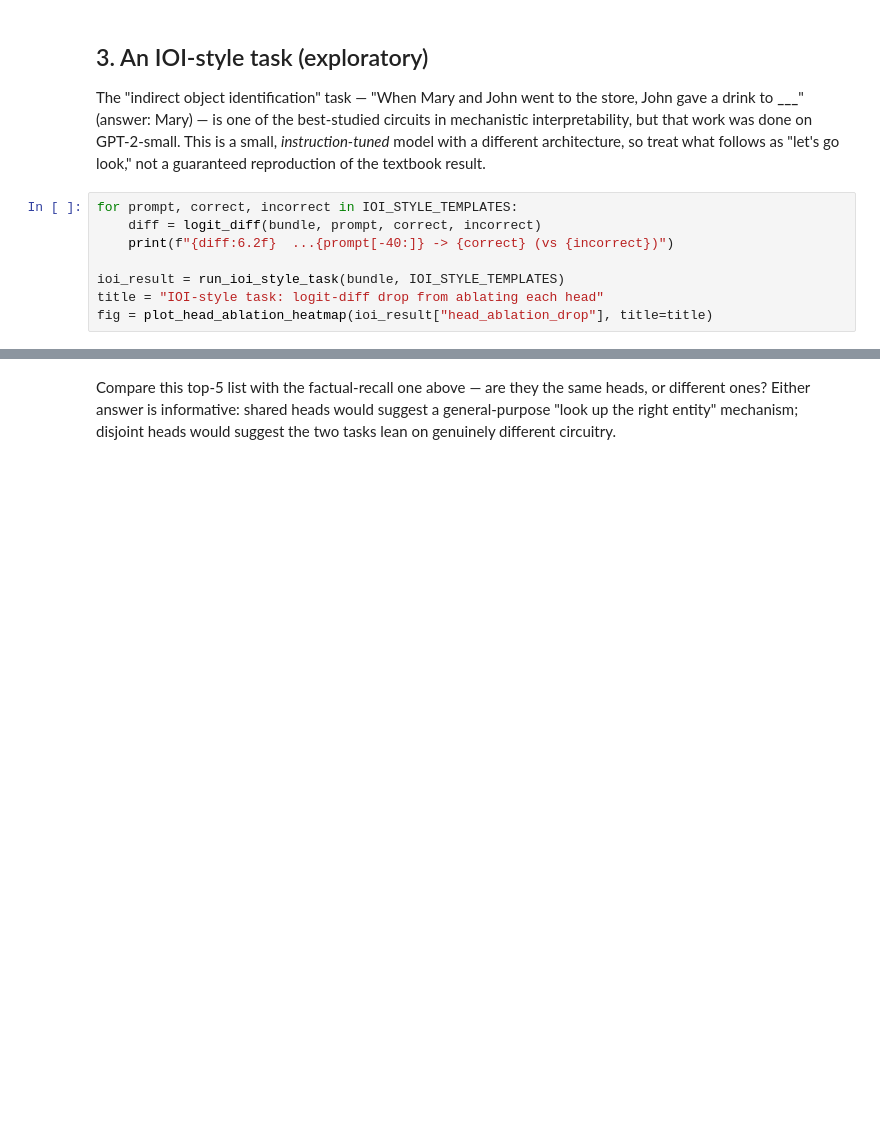
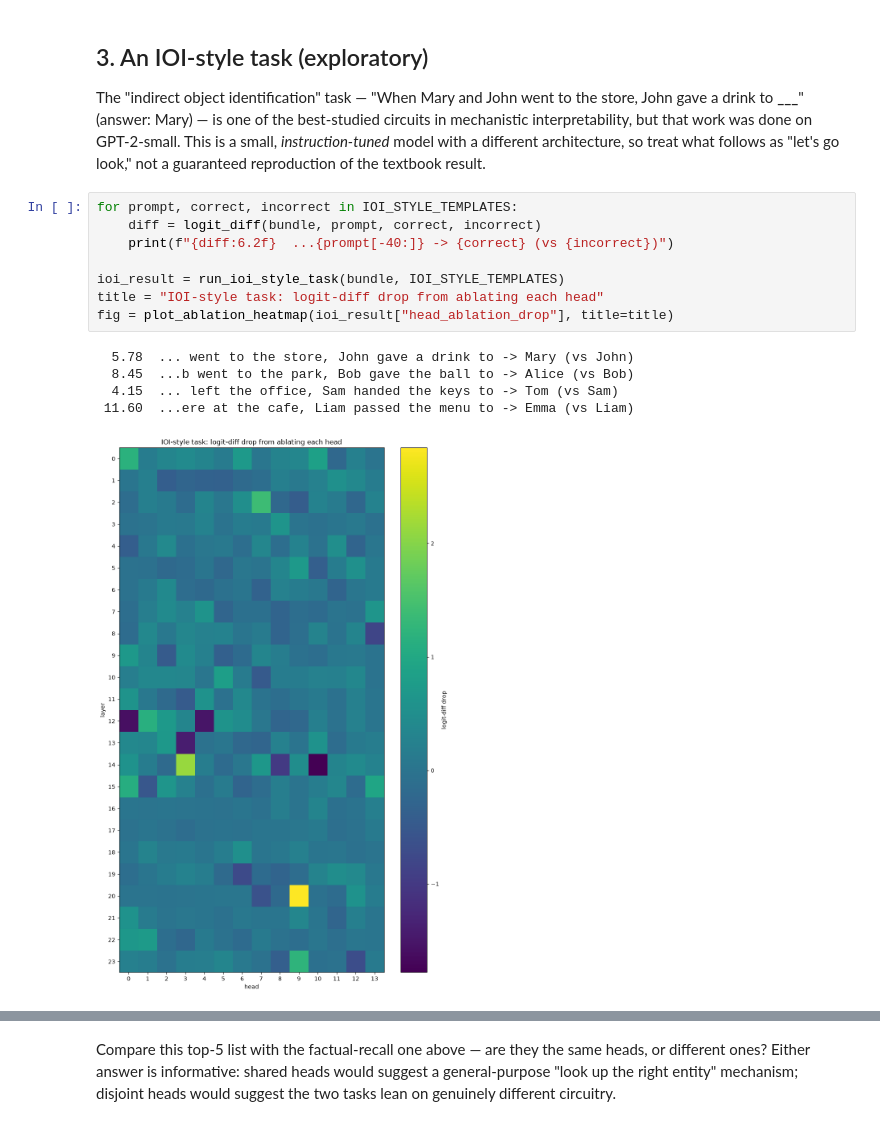
Before and after one commit to mcaimi/llm-ablation, a Jupyter notebook: notebooks/01_mechanistic_ablation_attention.ipynb, the cells around one changed output, grey strips where cells are left out. Saved outputs shown, nothing was run; the diff lists cells and outputs as text; blank space fills up the shorter version.

```diff
--- a/notebooks/01_mechanistic_ablation.ipynb
+++ b/notebooks/01_mechanistic_ablation_attention.ipynb
@@ -333,11 +334,17 @@ The "indirect object identification" task — "When Mary and John went to the st
 # %%
 for prompt, correct, incorrect in IOI_STYLE_TEMPLATES:
     diff = logit_diff(bundle, prompt, correct, incorrect)
     print(f"{diff:6.2f}  ...{prompt[-40:]} -> {correct} (vs {incorrect})")
 
 ioi_result = run_ioi_style_task(bundle, IOI_STYLE_TEMPLATES)
 title = "IOI-style task: logit-diff drop from ablating each head"
-fig = plot_head_ablation_heatmap(ioi_result["head_ablation_drop"], title=title)
+fig = plot_ablation_heatmap(ioi_result["head_ablation_drop"], title=title)
+# %% [output]
+  5.78  ... went to the store, John gave a drink to -> Mary (vs John)
+  8.45  ...b went to the park, Bob gave the ball to -> Alice (vs Bob)
+  4.15  ... left the office, Sam handed the keys to -> Tom (vs Sam)
+ 11.60  ...ere at the cafe, Liam passed the menu to -> Emma (vs Liam)
+[figure, added]
 # %%
 print("Top 5 heads for the IOI-style task:")
 for layer, head, drop in top_heads(ioi_result["head_ablation_drop"], k=5):
```
Also changed, not shown: parts of 9 cells of this notebook, 1 other file.
